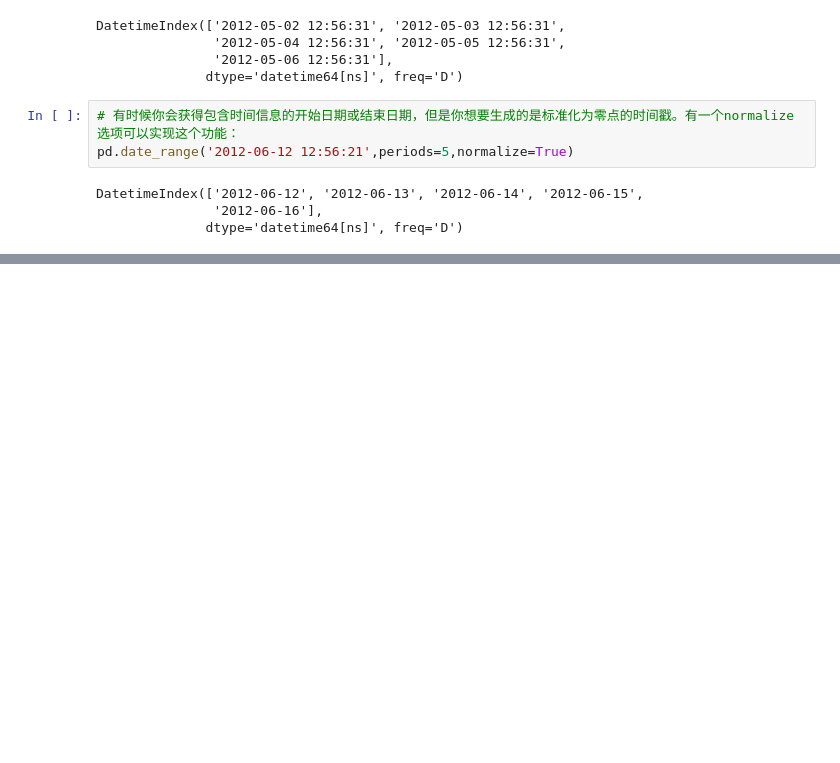
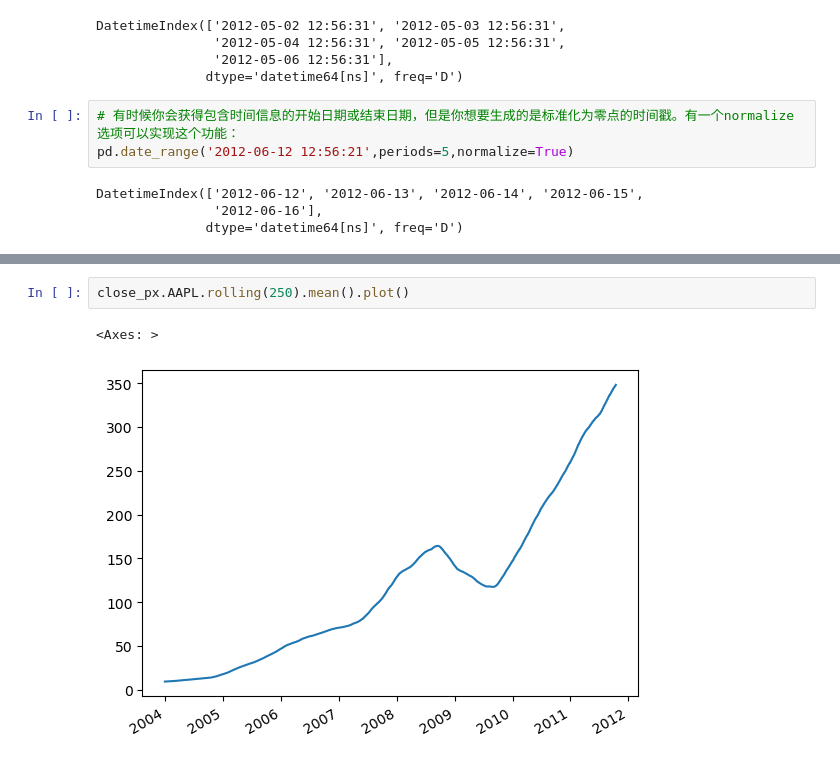
Before and after one commit to glig/python, a Jupyter notebook: 利用python进行数据分析/11时间序列.ipynb, the cells around one changed output, grey strips where cells are left out. Drawn from its saved outputs; the diff is of its cells as text; blank space fills up the shorter version.

```diff
--- a/利用python进行数据分析/11时间序列.ipynb
+++ b/利用python进行数据分析/11时间序列.ipynb
@@ -395,0 +1298,5 @@ DatetimeIndex(['2012-06-12', '2012-06-13', '2012-06-14', '2012-06-15',
+# %%
+close_px.AAPL.rolling(250).mean().plot()
+# %% [output]
+<Axes: >
+[figure, added]
```
Also changed, not shown: parts of 107 cells of this notebook, 6 other files.
